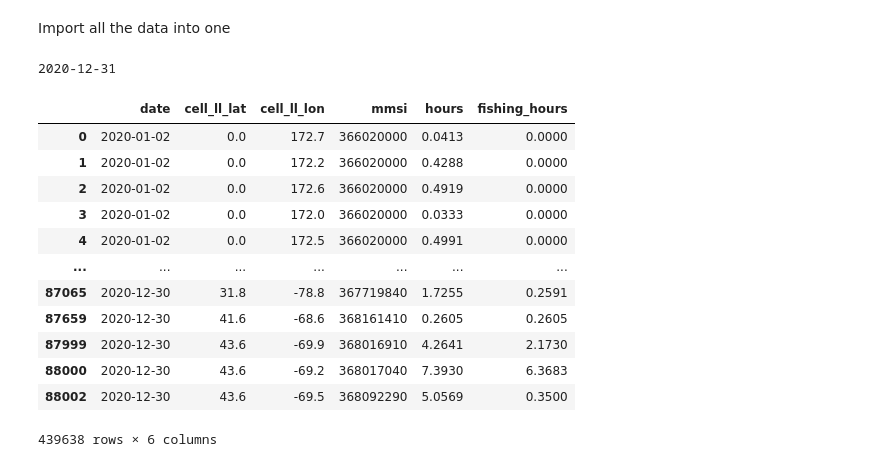
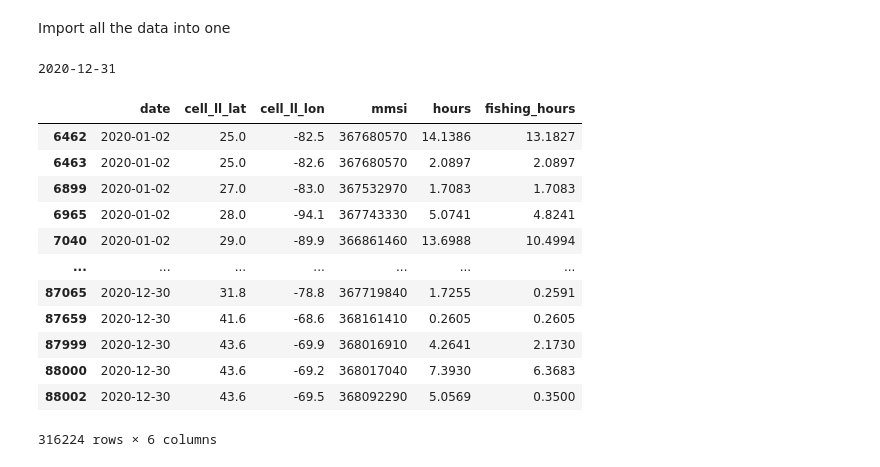
Before and after one commit to WillySwain/Fishwrecks, a Jupyter notebook: vessels_cleaning.ipynb, the cells around one changed output. Cells and saved outputs as stored; diff of their text form; code cells hidden in the pictures.

```diff
--- a/vessels_cleaning.ipynb
+++ b/vessels_cleaning.ipynb
@@ -3,40 +3,45 @@ Import all the data into one
 # %%
 import pandas as pd
 import numpy as np
 from datetime import datetime as dt
 from dateutil.relativedelta import relativedelta
 curr_date = dt.strptime("2020-01-02", "%Y-%m-%d")
 end_date = dt.strptime("2020-12-31", "%Y-%m-%d")
 vessels_df = pd.read_csv(f'./mmsi-daily-csvs-10-v2-2020/{curr_date:%Y-%m-%d}.csv')
+vessels_df = vessels_df[vessels_df.fishing_hours != 0]
+vessels_df = vessels_df[vessels_df.cell_ll_lat >= 23.5]
+vessels_df = vessels_df[vessels_df.cell_ll_lat <= 50]
+vessels_df = vessels_df[vessels_df.cell_ll_lon <= -60]
+vessels_df = vessels_df[vessels_df.cell_ll_lon >= -100]
 curr_date = curr_date + relativedelta(days=1)
 while curr_date < end_date:
     temp_df = pd.read_csv(f'./mmsi-daily-csvs-10-v2-2020/{curr_date:%Y-%m-%d}.csv')
     # Remove where fishing hours is 0 because that means the vessel wasn't fishing at that location
     temp_df = temp_df[temp_df.fishing_hours != 0]
     temp_df = temp_df[temp_df.cell_ll_lat >= 23.5]
     temp_df = temp_df[temp_df.cell_ll_lat <= 50]
     temp_df = temp_df[temp_df.cell_ll_lon <= -60]
     temp_df = temp_df[temp_df.cell_ll_lon >= -100]
     vessels_df = pd.concat([vessels_df, temp_df])
     curr_date = curr_date + relativedelta(days=1)
     print(f'{curr_date:%Y-%m-%d}', end='\r')
 
 vessels_df
 # %% [output]
 2020-12-31
 |  | date | cell_ll_lat | cell_ll_lon | mmsi | hours | fishing_hours |
-| 0 | 2020-01-02 | 0.0 | 172.7 | 366020000 | 0.0413 | 0.0000 |
-| 1 | 2020-01-02 | 0.0 | 172.2 | 366020000 | 0.4288 | 0.0000 |
-| 2 | 2020-01-02 | 0.0 | 172.6 | 366020000 | 0.4919 | 0.0000 |
-| 3 | 2020-01-02 | 0.0 | 172.0 | 366020000 | 0.0333 | 0.0000 |
-| 4 | 2020-01-02 | 0.0 | 172.5 | 366020000 | 0.4991 | 0.0000 |
+| 6462 | 2020-01-02 | 25.0 | -82.5 | 367680570 | 14.1386 | 13.1827 |
+| 6463 | 2020-01-02 | 25.0 | -82.6 | 367680570 | 2.0897 | 2.0897 |
+| 6899 | 2020-01-02 | 27.0 | -83.0 | 367532970 | 1.7083 | 1.7083 |
+| 6965 | 2020-01-02 | 28.0 | -94.1 | 367743330 | 5.0741 | 4.8241 |
+| 7040 | 2020-01-02 | 29.0 | -89.9 | 366861460 | 13.6988 | 10.4994 |
 | ... | ... | ... | ... | ... | ... | ... |
 | 87065 | 2020-12-30 | 31.8 | -78.8 | 367719840 | 1.7255 | 0.2591 |
 | 87659 | 2020-12-30 | 41.6 | -68.6 | 368161410 | 0.2605 | 0.2605 |
 | 87999 | 2020-12-30 | 43.6 | -69.9 | 368016910 | 4.2641 | 2.1730 |
 | 88000 | 2020-12-30 | 43.6 | -69.2 | 368017040 | 7.3930 | 6.3683 |
 | 88002 | 2020-12-30 | 43.6 | -69.5 | 368092290 | 5.0569 | 0.3500 |
-439638 rows × 6 columns
+316224 rows × 6 columns
 # %%
 
 
```
Also changed, not shown: parts of 1 cell of this notebook.
